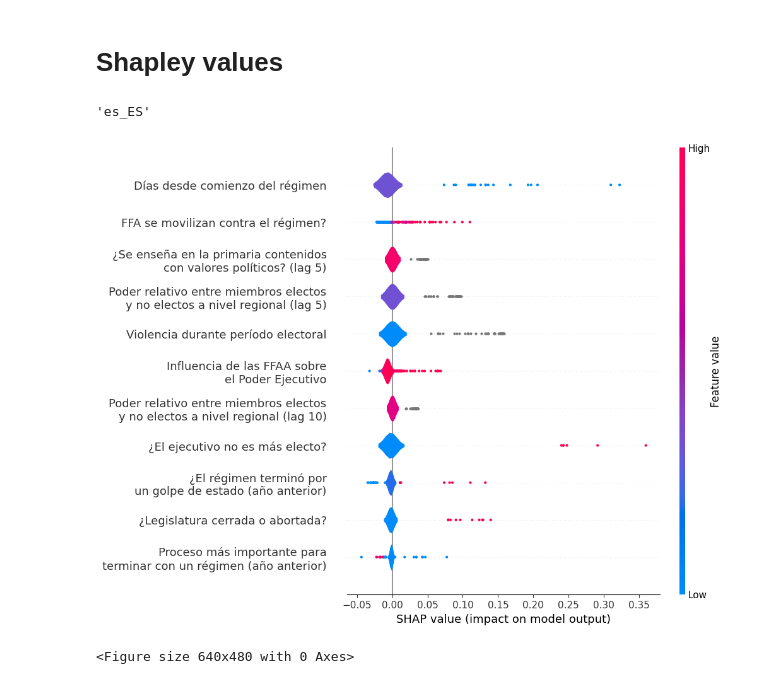
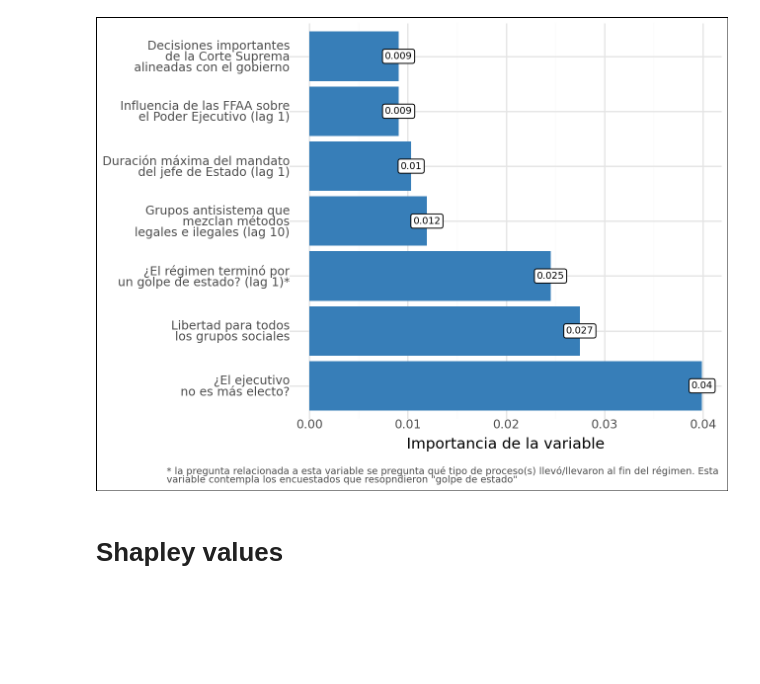
Before and after one commit to josesg998/esp_data_mining, a Jupyter notebook: corrida_final/analisis_final.ipynb, the cells around one changed output. Saved outputs shown, nothing was run; the diff lists cells and outputs as text; code cells hidden in the pictures; blank space fills up the shorter version.

```diff
--- a/corrida_final/analisis_final.ipynb
+++ b/corrida_final/analisis_final.ipynb
@@ -188,2 +306,11 @@ print(tab_feat_imp.head(10).to_latex(index=False,float_format='%.3f'))
+# %%
+
+feat_imp_xgb = feature_imp(xgb,'''
+    * la pregunta relacionada a esta variable se pregunta qué tipo de proceso(s) llevó/llevaron al fin del régimen. Esta
+    variable contempla los encuestados que resopndieron "golpe de estado"''')
+ggsave(feat_imp_xgb,'../entregas/imagenes/8_feature_importance_xgb.png',width=6,height=4)
+feat_imp_xgb
+# %% [output]
+[figure, added]
 # %% [markdown]
 # Shapley values
@@ -229,13 +319,0 @@ values = values.sort_values('value',ascending=False)
-# %%
-import locale
-locale.setlocale(locale.LC_ALL, 'es_ES')
-# %% [output]
-'es_ES'
-# %%
-shap.violin_plot(shap_values[:,:,1], X_test,max_display=11,
-                 feature_names=X_imp_labs,plot_size=.7)
-plt.show()
-plt.savefig('../entregas/imagenes/7_shapley_values.png')
-# %% [output]
-[figure, removed]
-<Figure size 640x480 with 0 Axes>
```
Also changed, not shown: parts of 75 cells of this notebook, 14 other files.
